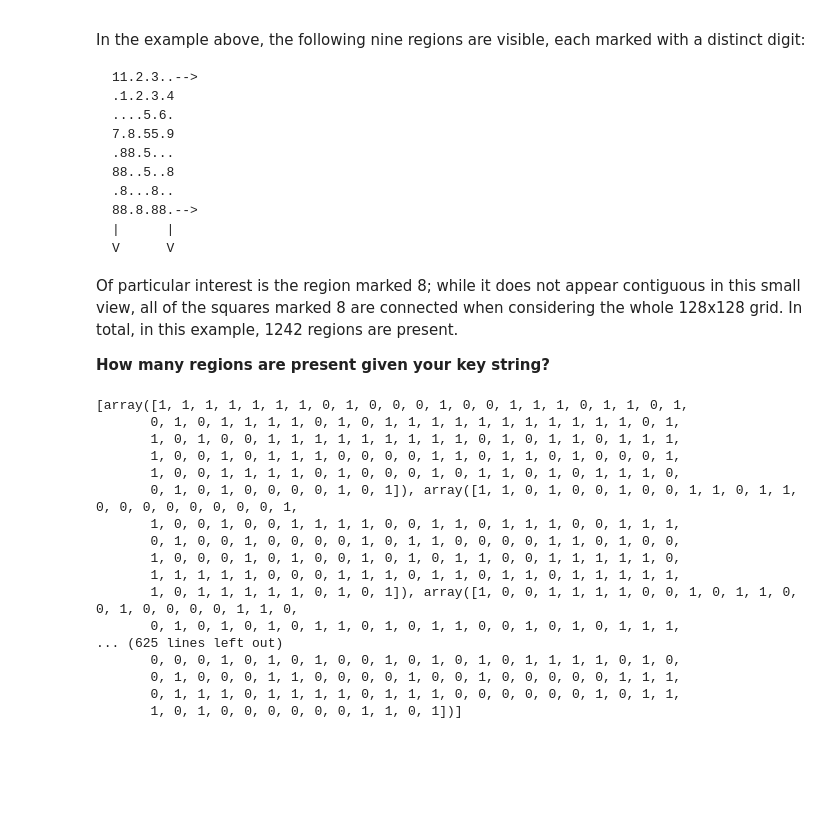
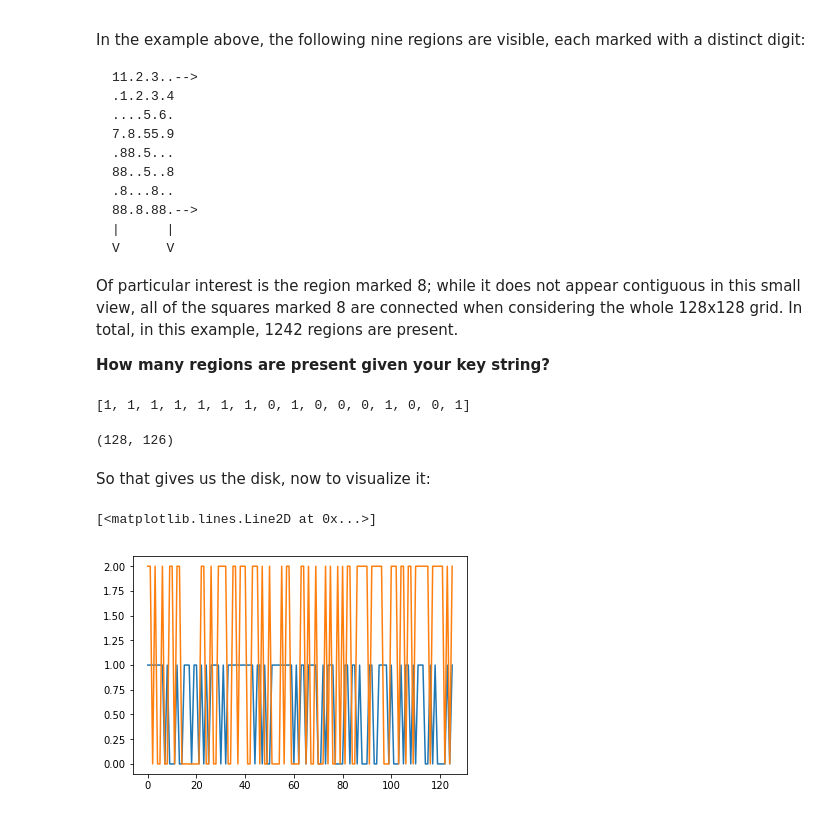
Before and after one commit to khalido/adventofcode, a Jupyter notebook: Day 14 - Disk Defragmentation.ipynb, the cells around one changed output. Drawn from its saved outputs; the diff is of its cells as text; code cells hidden in the pictures; blank space fills up the shorter version.

```diff
--- a/Day 14 - Disk Defragmentation.ipynb
+++ b/Day 14 - Disk Defragmentation.ipynb
@@ -160,27 +160,30 @@ V      V
 Of particular interest is the region marked 8; while it does not appear contiguous in this small view, all of the squares marked 8 are connected when considering the whole 128x128 grid. In total, in this example, 1242 regions are present.
 
 **How many regions are present given your key string?**
-# %%
-def visualize_squares_used(key_string):
-    grid = [np.array([int(i) for i in binary_hash(k)[2:]]) for k in key_string]
-    print(grid)
-# %%
-visualize_squares_used(puzzle_input)
-# %% [output]
-[array([1, 1, 1, 1, 1, 1, 1, 0, 1, 0, 0, 0, 1, 0, 0, 1, 1, 1, 0, 1, 1, 0, 1,
-       0, 1, 0, 1, 1, 1, 1, 0, 1, 0, 1, 1, 1, 1, 1, 1, 1, 1, 1, 1, 1, 0, 1,
-       1, 0, 1, 0, 0, 1, 1, 1, 1, 1, 1, 1, 1, 1, 0, 1, 0, 1, 1, 0, 1, 1, 1,
-       1, 0, 0, 1, 0, 1, 1, 1, 0, 0, 0, 0, 1, 1, 0, 1, 1, 0, 1, 0, 0, 0, 1,
-       1, 0, 0, 1, 1, 1, 1, 0, 1, 0, 0, 0, 1, 0, 1, 1, 0, 1, 0, 1, 1, 1, 0,
-       0, 1, 0, 1, 0, 0, 0, 0, 1, 0, 1]), array([1, 1, 0, 1, 0, 0, 1, 0, 0, 1, 1, 0, 1, 1, 0, 0, 0, 0, 0, 0, 0, 0, 1,
-       1, 0, 0, 1, 0, 0, 1, 1, 1, 1, 0, 0, 1, 1, 0, 1, 1, 1, 0, 0, 1, 1, 1,
-       0, 1, 0, 0, 1, 0, 0, 0, 0, 1, 0, 1, 1, 0, 0, 0, 0, 1, 1, 0, 1, 0, 0,
-       1, 0, 0, 0, 1, 0, 1, 0, 0, 1, 0, 1, 0, 1, 1, 0, 0, 1, 1, 1, 1, 1, 0,
-       1, 1, 1, 1, 1, 0, 0, 0, 1, 1, 1, 0, 1, 1, 0, 1, 1, 0, 1, 1, 1, 1, 1,
-       1, 0, 1, 1, 1, 1, 1, 0, 1, 0, 1]), array([1, 0, 0, 1, 1, 1, 1, 0, 0, 1, 0, 1, 1, 0, 0, 1, 0, 0, 0, 0, 1, 1, 0,
-       0, 1, 0, 1, 0, 1, 0, 1, 1, 0, 1, 0, 1, 1, 0, 0, 1, 0, 1, 0, 1, 1, 1,
-... (625 lines left out)
-       0, 0, 0, 1, 0, 1, 0, 1, 0, 0, 1, 0, 1, 0, 1, 0, 1, 1, 1, 1, 0, 1, 0,
-       0, 1, 0, 0, 0, 1, 1, 0, 0, 0, 0, 1, 0, 0, 1, 0, 0, 0, 0, 0, 1, 1, 1,
-       0, 1, 1, 1, 0, 1, 1, 1, 1, 0, 1, 1, 1, 0, 0, 0, 0, 0, 0, 1, 0, 1, 1,
-       1, 0, 1, 0, 0, 0, 0, 0, 0, 1, 1, 0, 1])]
+# %%
+# the viz stuff
+%matplotlib inline
+import matplotlib.pyplot as plt # mpl is the base of all python plotting angst
+import seaborn as sns # put some trainer wheels & lipstick on mpl
+
+def visualize_squares_used(key_string):
+    grid = [[int(i) for i in binary_hash(k)[2:]] for k in key_string]
+    return grid
+
+disk = visualize_squares_used(puzzle_input)
+disk[0][:16]
+# %% [output]
+[1, 1, 1, 1, 1, 1, 1, 0, 1, 0, 0, 0, 1, 0, 0, 1]
+# %%
+len(disk),len(disk[0])
+# %% [output]
+(128, 126)
+# %% [markdown]
+So that gives us the disk, now to visualize it:
+# %%
+#plt.imshow(disk, cmap='hot', interpolation='nearest')
+plt.plot(disk[0])
+plt.plot(2*np.array(disk[1]), )
+# %% [output]
+[<matplotlib.lines.Line2D at 0x...>]
+[figure, added]
```
Also changed, not shown: parts of 2 cells of this notebook.
